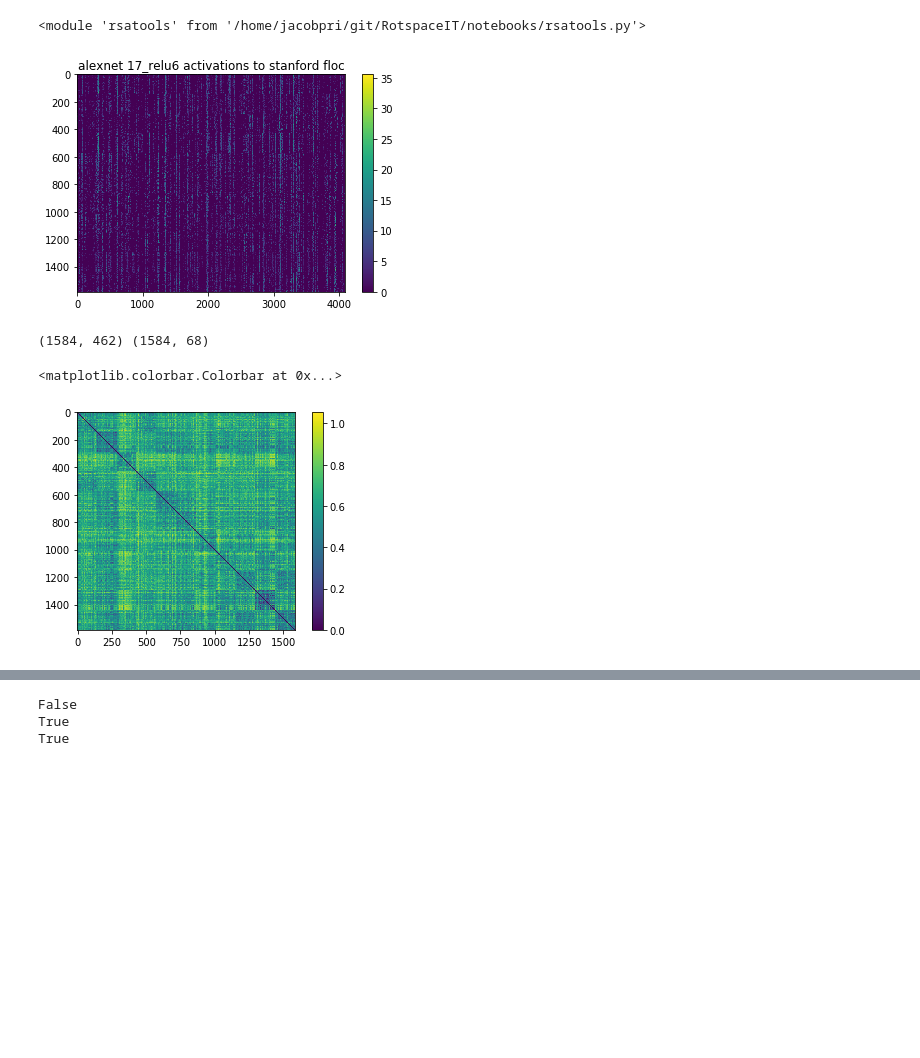
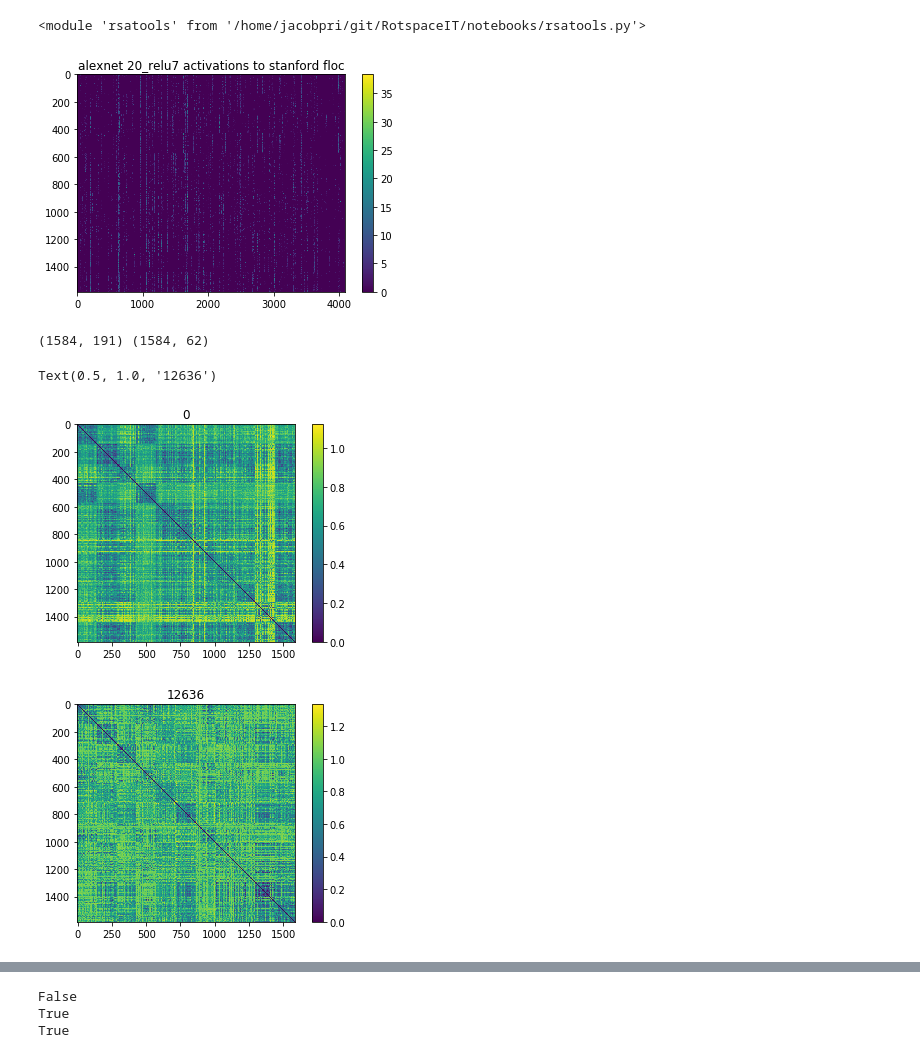
Before and after one commit to jacob-prince/RotspaceIT, a Jupyter notebook: notebooks/n04_rsatools.ipynb, the cells around one changed output, grey strips where cells are left out. Cells and saved outputs as stored; diff of their text form; code cells hidden in the pictures; blank space fills up the shorter version.

```diff
--- a/notebooks/n04_rsatools.ipynb
+++ b/notebooks/n04_rsatools.ipynb
@@ -20,7 +20,7 @@ importlib.reload(rsa)
 # %%
 proj_dir = '/home/jacobpri/Exploring-NSD/'
 trainset = 'Object'
-layer = '17_relu6'
+layer = '20_relu7'
 fn_loc = join(proj_dir,'activations/shared1000/AlexNet-' + trainset + '/vpnl_floc/' + layer + '.npy')
 
 # load and reshape if necessary
@@ -36,7 +36,7 @@ plt.imshow(Y_loc,aspect='auto')
 plt.colorbar()
 plt.title('alexnet %s activations to stanford floc' % layer);
 # %% [output]
-[figure, old version]
+[figure, new version]
 # %%
 floc_categs = np.array(['adult','body','car','child','corridor','house','instrument','limb','number','scrambled','word'])
 floc_domains = np.array(['faces','bodies','objects','scenes','characters','scrambled'])
@@ -54,18 +54,25 @@ Y_face = Y_loc[:,pref_dict['domain_idx'][0]]
 Y_scene = Y_loc[:,pref_dict['domain_idx'][3]]
 print(Y_face.shape, Y_scene.shape)
 # %% [output]
-(1584, 462) (1584, 68)
+(1584, 191) (1584, 62)
 # %%
 # rdv function: compute rdv from 2d matrix using pearson dissim
 
 Y_face_rdv = rsa.rdv(Y_face)
 Y_scene_rdv = rsa.rdv(Y_scene)
 
+plt.figure()
 plt.imshow(squareform(Y_face_rdv))
 plt.colorbar()
+plt.title(np.sum(np.isnan(Y_face_rdv)))
+plt.figure()
+plt.imshow(squareform(Y_scene_rdv))
+plt.colorbar()
+plt.title(np.sum(np.isnan(Y_scene_rdv)))
 # %% [output]
-<matplotlib.colorbar.Colorbar at 0x...>
+Text(0.5, 1.0, '12636')
-[figure, old version]
+[figure, new version]
+[figure, added]
 # %%
 # rsm2rdm function: convert back and forth between similarity and dissimilarity
 
```
Also changed, not shown: parts of 8 cells of this notebook, 1 other file.
